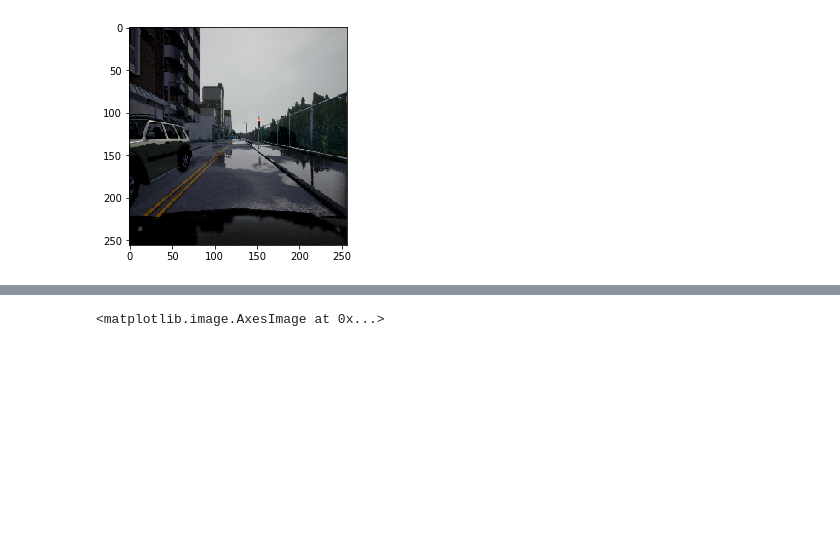
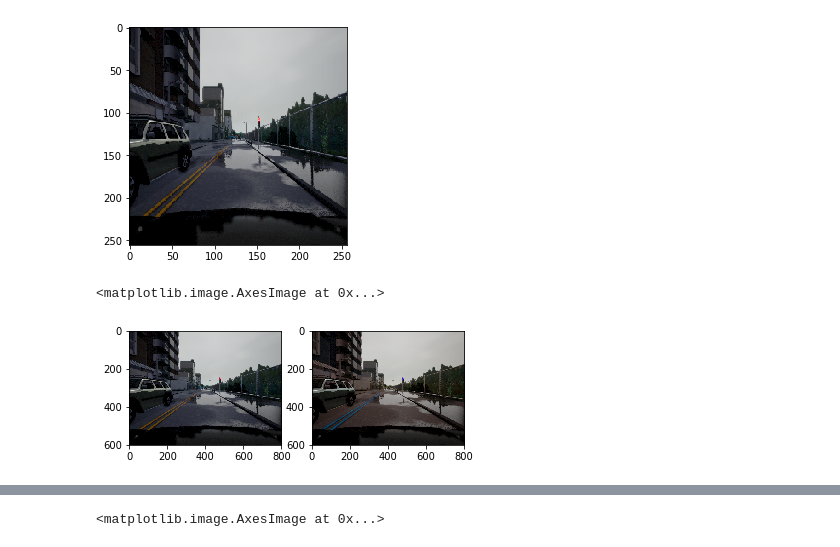
Before and after one commit to trived76/ECE-1512-Course-Project, a Jupyter notebook: Semantic_segmentation.ipynb, the cells around one changed output, grey strips where cells are left out. Cells and saved outputs as stored; diff of their text form; code cells hidden in the pictures; blank space fills up the shorter version.

Commit message:
Modifications in mask images

```diff
--- a/Semantic_segmentation.ipynb
+++ b/Semantic_segmentation.ipynb
@@ -19,3 +19,13 @@ plt.imshow(img)
 # %% [output]
 <matplotlib.image.AxesImage at 0x...>
 [figure]
+# %%
+imgtemp1=cv2.imread('lyft-udacity-challenge/dataA/dataA/CameraRGB/02_00_000.png')[:,:,::-1]
+imgtemp2=cv2.imread('lyft-udacity-challenge/dataA/dataA/CameraRGB/02_00_000.png')
+plt.subplot(1,2,1)
+plt.imshow(imgtemp1)
+plt.subplot(1,2,2)
+plt.imshow(imgtemp2)
+# %% [output]
+<matplotlib.image.AxesImage at 0x...>
+[figure, added]
```
Also changed, not shown: parts of 6 cells of this notebook.
